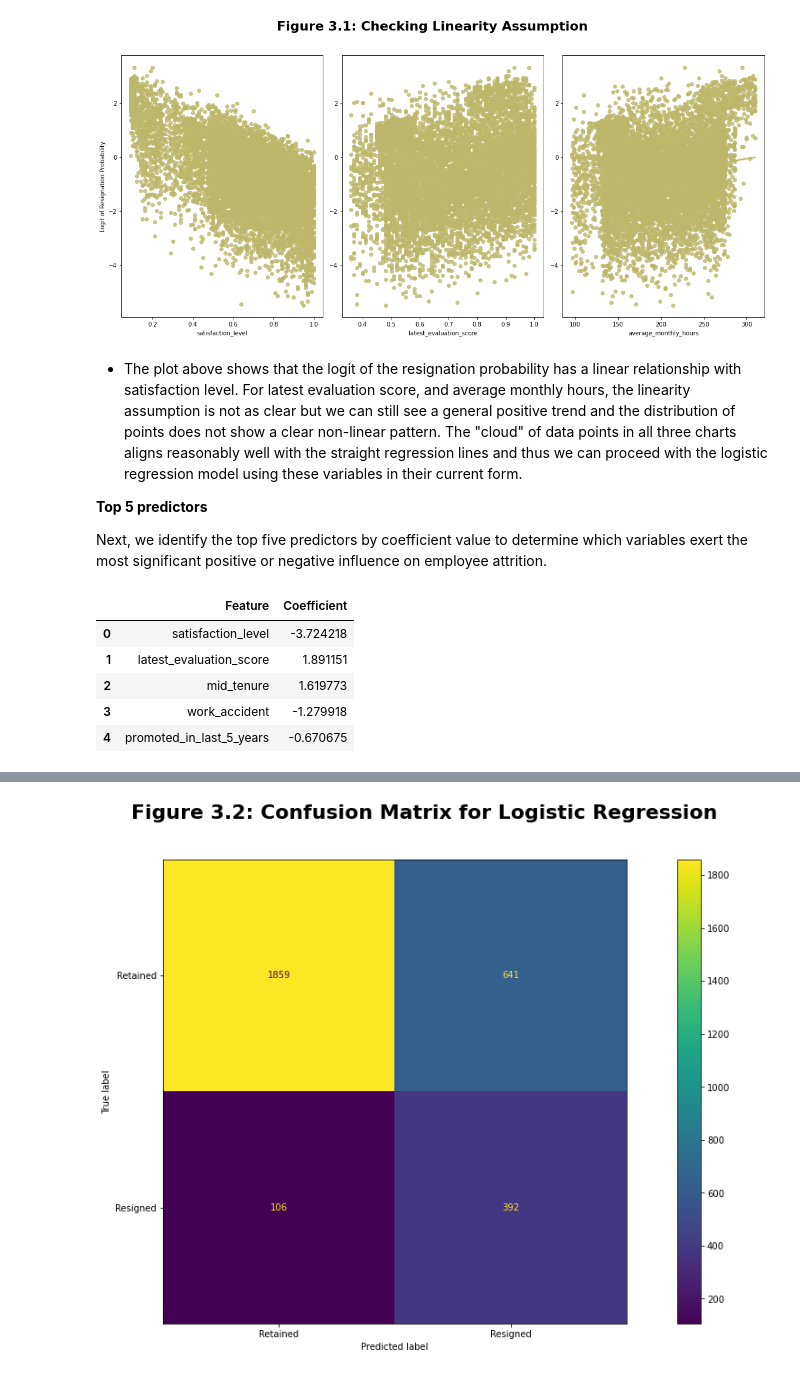
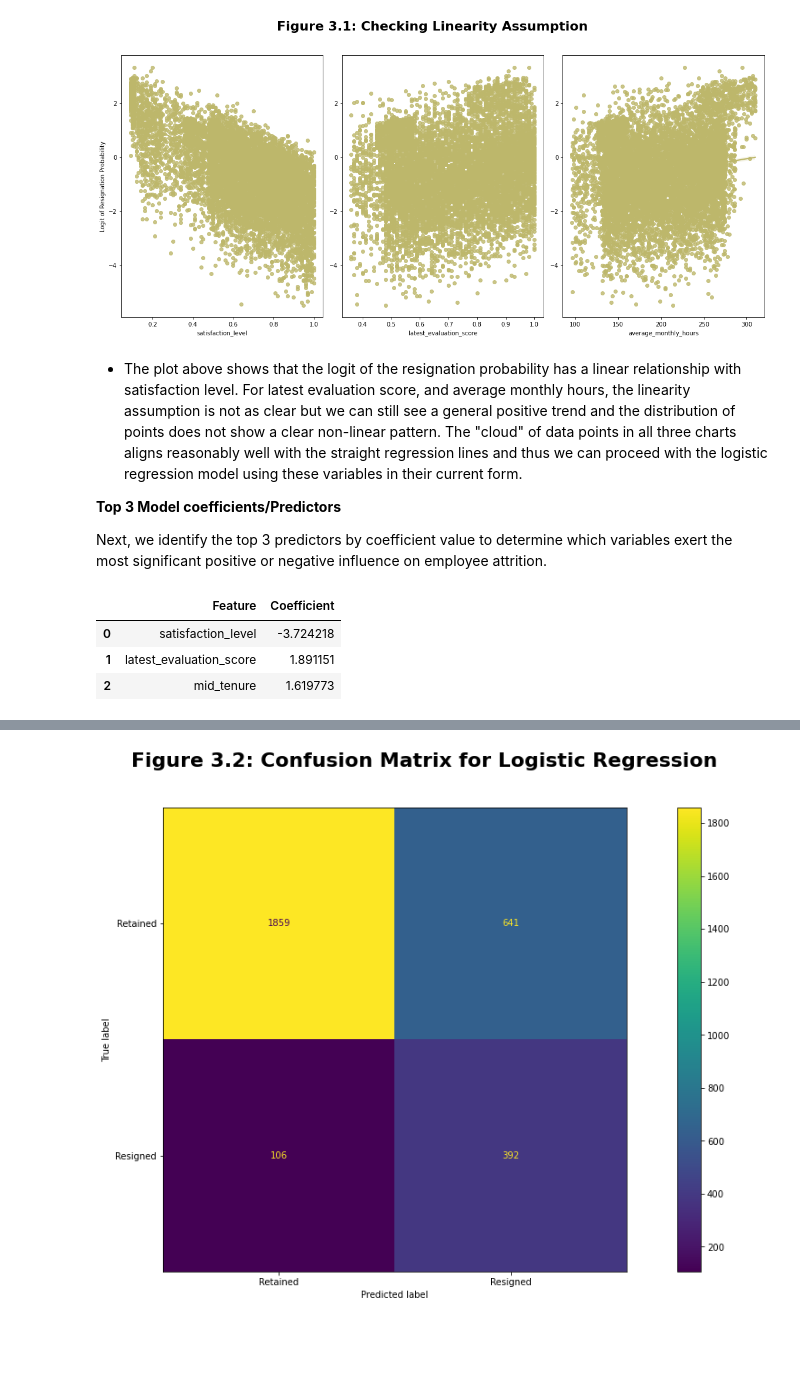
Before and after one commit to snaveerafrizvi/Employee_Attrition_ML, a Jupyter notebook: Salifort_Motors_Employee_Attrition.ipynb, the cells around one changed output, grey strips where cells are left out. Drawn from its saved outputs; the diff is of its cells as text; code cells hidden in the pictures; blank space fills up the shorter version.

```diff
--- a/Salifort_Motors_Employee_Attrition.ipynb
+++ b/Salifort_Motors_Employee_Attrition.ipynb
@@ -905,21 +905,19 @@ plt.show();
 # %% [markdown]
 * The plot above shows that the logit of the resignation probability has a linear relationship with satisfaction level. For latest evaluation score, and average monthly hours, the linearity assumption is not as clear but we can still see a general positive trend and the distribution of points does not show a clear non-linear pattern. The "cloud" of data points in all three charts aligns reasonably well with the straight regression lines and thus we can proceed with the logistic regression model using these variables in their current form.
 
-**Top 5 predictors**
+**Top 3 Model coefficients/Predictors**
 
-Next, we identify the top five predictors by coefficient value to determine which variables exert the most significant positive or negative influence on employee attrition.
+Next, we identify the top 3 predictors by coefficient value to determine which variables exert the most significant positive or negative influence on employee attrition.
 # %%
 # Check model coefficients to understand directionality of relationships
 coef_df = pd.DataFrame({
     'Feature': X_train_log.columns.drop("logit"),
     'Coefficient': clf.coef_[0]
 }).sort_values(by='Coefficient', key=abs, ascending=False)
-coef_df.reset_index(drop=True).head(5)
+coef_df.reset_index(drop=True).head(3)
 # %% [output]
 |  | Feature | Coefficient |
 | 0 | satisfaction_level | -3.724218 |
 | 1 | latest_evaluation_score | 1.891151 |
 | 2 | mid_tenure | 1.619773 |
-| 3 | work_accident | -1.279918 |
-| 4 | promoted_in_last_5_years | -0.670675 |
 # %% [markdown]
```
Also changed, not shown: parts of 16 cells of this notebook.
